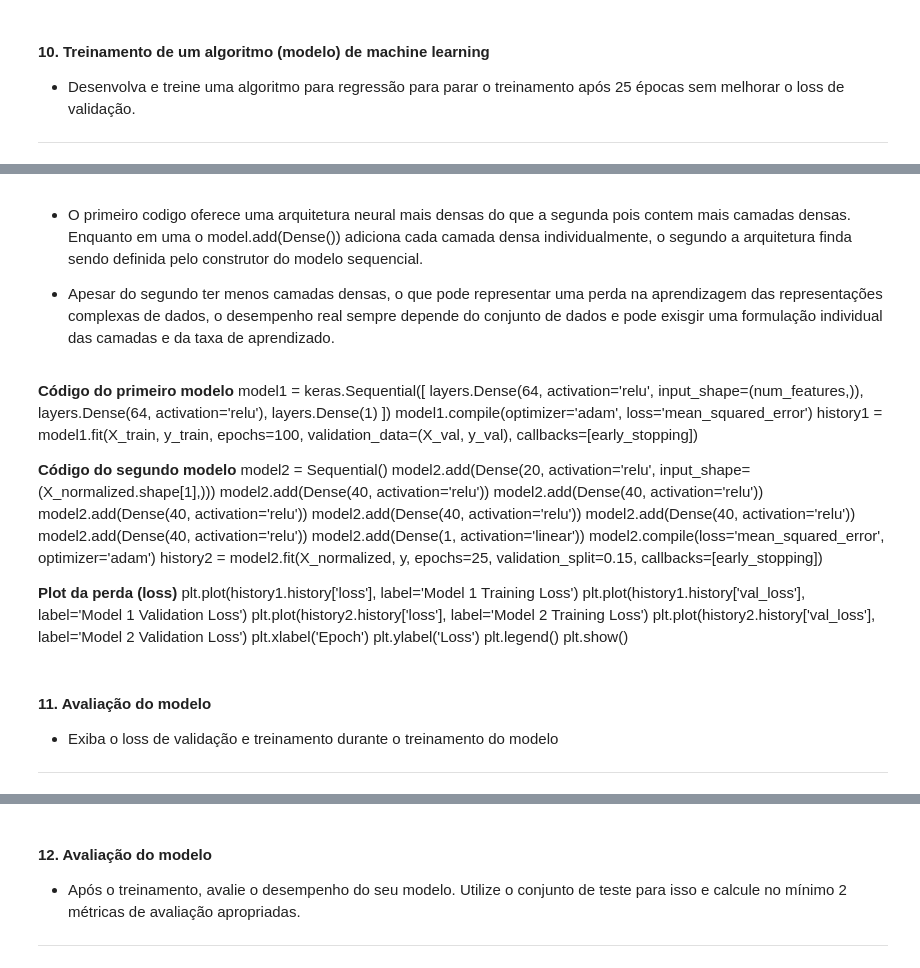
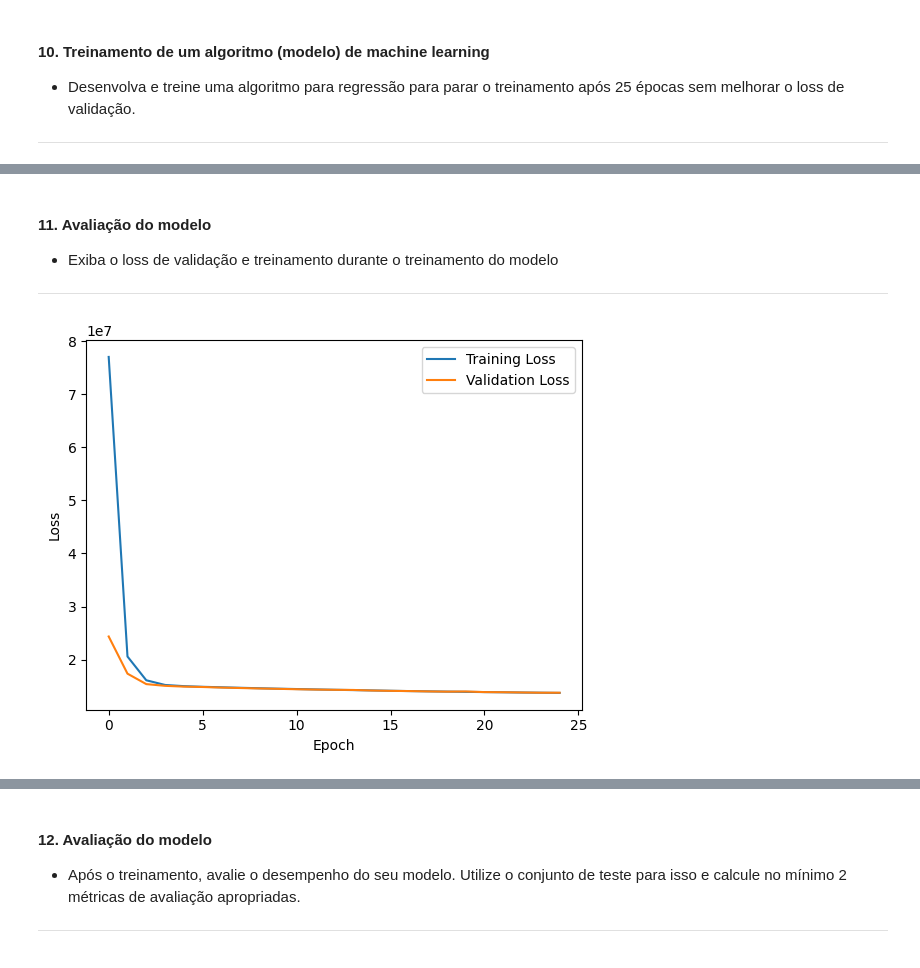
Before and after one commit to leaop/Graduation, a Jupyter notebook: 3 semestre/mineração de dados/trabalho_final.ipynb, the cells around one changed output, grey strips where cells are left out. Drawn from its saved outputs; the diff is of its cells as text; code cells hidden in the pictures.

```diff
--- a/3 semestre/mineração de dados/trabalho_final.ipynb
+++ b/3 semestre/mineração de dados/trabalho_final.ipynb
@@ -454,41 +402,13 @@ plt.show()
-# %% [markdown]
-- O primeiro codigo oferece uma arquitetura neural mais densas do que a segunda pois contem mais camadas densas. Enquanto em uma o model.add(Dense()) adiciona cada camada densa individualmente, o segundo a arquitetura finda sendo definida pelo construtor do modelo sequencial.
-
-- Apesar do segundo ter menos camadas densas, o que pode representar uma perda na aprendizagem das representações complexas de dados, o desempenho real sempre depende do conjunto de dados e pode exisgir uma formulação individual das camadas e da taxa de aprendizado.
-# %% [markdown]
-
-**Código do primeiro modelo**
-model1 = keras.Sequential([
-    layers.Dense(64, activation='relu', input_shape=(num_features,)),
-    layers.Dense(64, activation='relu'),
-    layers.Dense(1)
-])
-model1.compile(optimizer='adam', loss='mean_squared_error')
-history1 = model1.fit(X_train, y_train, epochs=100, validation_data=(X_val, y_val), callbacks=[early_stopping])
-
-**Código do segundo modelo**
-model2 = Sequential()
-model2.add(Dense(20, activation='relu', input_shape=(X_normalized.shape[1],)))
-model2.add(Dense(40, activation='relu'))
-model2.add(Dense(40, activation='relu'))
-model2.add(Dense(40, activation='relu'))
-model2.add(Dense(40, activation='relu'))
-model2.add(Dense(40, activation='relu'))
-model2.add(Dense(40, activation='relu'))
-model2.add(Dense(1, activation='linear'))
-model2.compile(loss='mean_squared_error', optimizer='adam')
-history2 = model2.fit(X_normalized, y, epochs=25, validation_split=0.15, callbacks=[early_stopping])
-
-**Plot da perda (loss)**
-plt.plot(history1.history['loss'], label='Model 1 Training Loss')
-plt.plot(history1.history['val_loss'], label='Model 1 Validation Loss')
-plt.plot(history2.history['loss'], label='Model 2 Training Loss')
-plt.plot(history2.history['val_loss'], label='Model 2 Validation Loss')
-plt.xlabel('Epoch')
-plt.ylabel('Loss')
-plt.legend()
-plt.show()
 # %% [markdown]
 #### 11. Avaliação do modelo
 - Exiba o loss de validação e treinamento durante o treinamento do modelo
 ***
+# %%
+plt.plot(history1.history['loss'], label='Training Loss')
+plt.plot(history1.history['val_loss'], label='Validation Loss')
+plt.xlabel('Epoch')
+plt.ylabel('Loss')
+plt.legend()
+plt.show()
+# %% [output]
+[figure, added]
```
Also changed, not shown: parts of 28 cells of this notebook.
